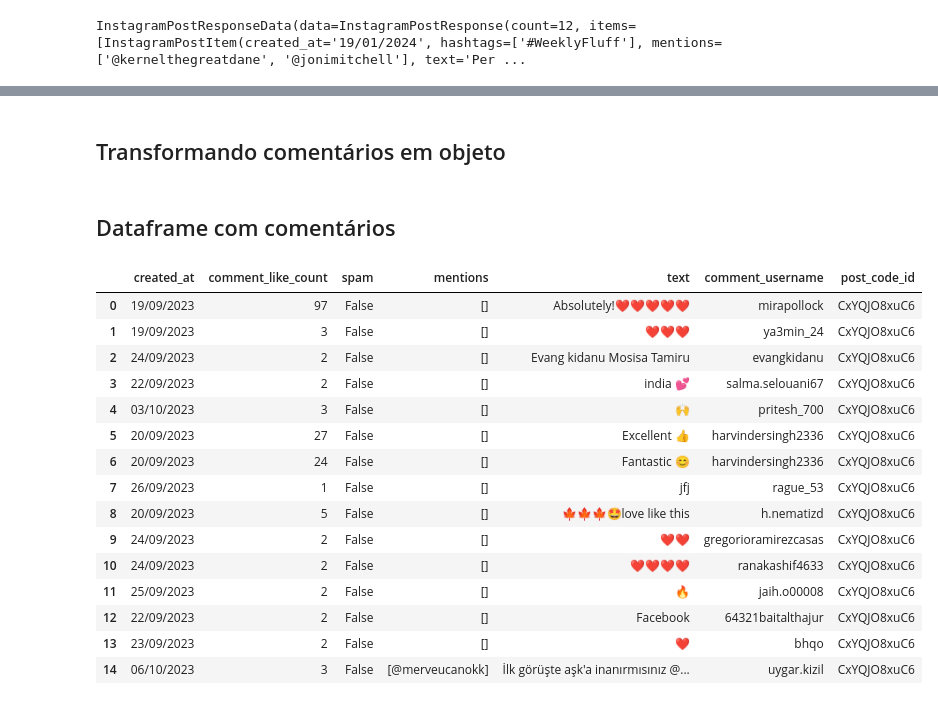
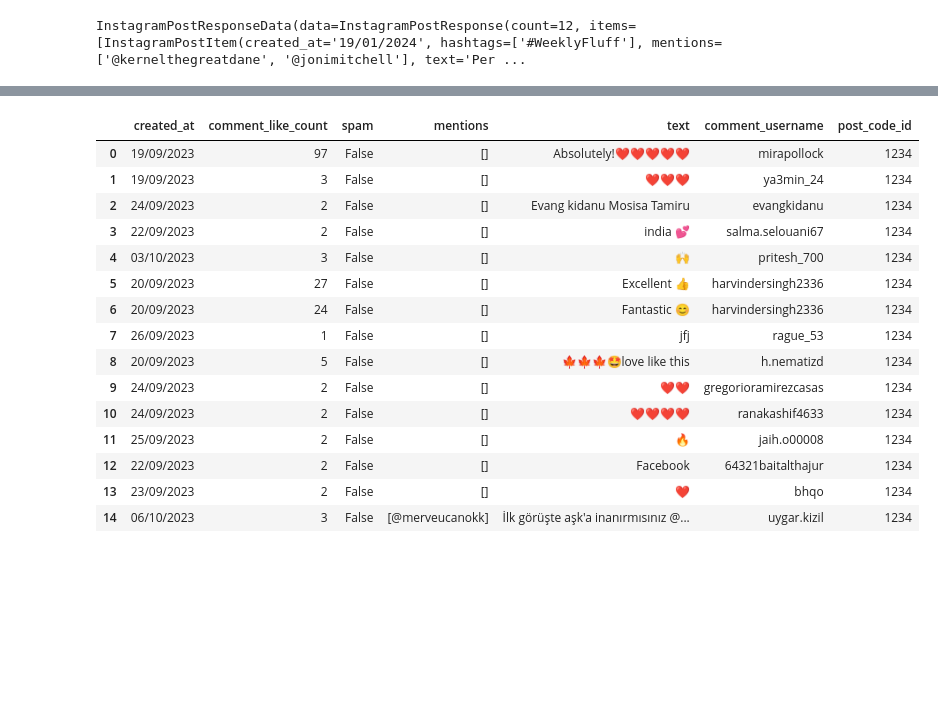
Before and after one commit to AmmoJailton/kpi-indicadores2, a Jupyter notebook: notebooks/discovery_posts_comments.ipynb, the cells around one changed output, grey strips where cells are left out. Drawn from its saved outputs; the diff is of its cells as text; code cells hidden in the pictures; blank space fills up the shorter version.

Commit message:
update data class and data formater with new functions

```diff
--- a/notebooks/discovery_posts_comments.ipynb
+++ b/notebooks/discovery_posts_comments.ipynb
@@ -174,9 +315,11 @@ import datetime
 # %%
+def parse_posts_to_dataframe(response)->pd.DataFrame:
+    obj = parse_response_to_posts_obj(response)
 
-response = parse_response_to_posts_obj(mocked_response)
-
-df = pd.DataFrame(response.data.items)
-df
+    df = pd.DataFrame(obj.data.items)
+    return df
+df_posts = parse_posts_to_dataframe(mocked_response)
+df_posts
 # %% [output]
 |  | created_at | hashtags | mentions | text | code | comment_count | id | like_and_view_counts_disabled | ... |
 | 0 | 19/01/2024 | [#WeeklyFluff] | [@kernelthegreatdane, @jonimitchell] | Perfect fit 😂 ⁣\n ⁣\nOn today’s #... | C2ShsEuxnVd | 6786 | 3283835242578081117 | False | ... |
@@ -286,2 +338,0 @@ comments_mocked_response
-# %% [markdown]
-## Transformando comentários em objeto
@@ -325,28 +339,26 @@ comments_obj = parse_response_to_comments_obj(comments_mocked_response)
-# %% [markdown]
-## Dataframe com comentários
 # %%
-import pandas as pd
-
 def parse_comments_to_dataframe(response, post_code_id: str)->pd.DataFrame:
     comments_obj = parse_response_to_comments_obj(response)
-    df_comments = pd.DataFrame(comments_obj.data.items)
-    df_comments['post_code_id'] = post_code_id
+    df = pd.DataFrame(comments_obj.data.items)
+    df['post_code_id'] = post_code_id
 
-    return df_comments
+    return df
+df_comments = parse_comments_to_dataframe(comments_mocked_response, '1234')
+df_comments
 # %% [output]
 |  | created_at | comment_like_count | spam | mentions | text | comment_username | post_code_id |
-| 0 | 19/09/2023 | 97 | False | [] | Absolutely!❤️❤️❤️❤️❤️ | mirapollock | CxYQJO8xuC6 |
-| 1 | 19/09/2023 | 3 | False | [] | ❤️❤️❤️ | ya3min_24 | CxYQJO8xuC6 |
-| 2 | 24/09/2023 | 2 | False | [] | Evang kidanu Mosisa Tamiru | evangkidanu | CxYQJO8xuC6 |
-| 3 | 22/09/2023 | 2 | False | [] | india 💕 | salma.selouani67 | CxYQJO8xuC6 |
-| 4 | 03/10/2023 | 3 | False | [] | 🙌 | pritesh_700 | CxYQJO8xuC6 |
-| 5 | 20/09/2023 | 27 | False | [] | Excellent 👍 | harvindersingh2336 | CxYQJO8xuC6 |
-| 6 | 20/09/2023 | 24 | False | [] | Fantastic 😊 | harvindersingh2336 | CxYQJO8xuC6 |
-| 7 | 26/09/2023 | 1 | False | [] | jfj | rague_53 | CxYQJO8xuC6 |
-| 8 | 20/09/2023 | 5 | False | [] | 🍁🍁🍁🤩love like this | h.nematizd | CxYQJO8xuC6 |
-| 9 | 24/09/2023 | 2 | False | [] | ❤️❤️ | gregorioramirezcasas | CxYQJO8xuC6 |
-| 10 | 24/09/2023 | 2 | False | [] | ❤️❤️❤️❤️ | ranakashif4633 | CxYQJO8xuC6 |
-| 11 | 25/09/2023 | 2 | False | [] | 🔥 | jaih.o00008 | CxYQJO8xuC6 |
-| 12 | 22/09/2023 | 2 | False | [] | Facebook | 64321baitalthajur | CxYQJO8xuC6 |
-| 13 | 23/09/2023 | 2 | False | [] | ❤️ | bhqo | CxYQJO8xuC6 |
-| 14 | 06/10/2023 | 3 | False | [@merveucanokk] | İlk görüşte aşk'a inanırmısınız @... | uygar.kizil | CxYQJO8xuC6 |
+| 0 | 19/09/2023 | 97 | False | [] | Absolutely!❤️❤️❤️❤️❤️ | mirapollock | 1234 |
+| 1 | 19/09/2023 | 3 | False | [] | ❤️❤️❤️ | ya3min_24 | 1234 |
+| 2 | 24/09/2023 | 2 | False | [] | Evang kidanu Mosisa Tamiru | evangkidanu | 1234 |
+| 3 | 22/09/2023 | 2 | False | [] | india 💕 | salma.selouani67 | 1234 |
+| 4 | 03/10/2023 | 3 | False | [] | 🙌 | pritesh_700 | 1234 |
+| 5 | 20/09/2023 | 27 | False | [] | Excellent 👍 | harvindersingh2336 | 1234 |
+| 6 | 20/09/2023 | 24 | False | [] | Fantastic 😊 | harvindersingh2336 | 1234 |
+| 7 | 26/09/2023 | 1 | False | [] | jfj | rague_53 | 1234 |
+| 8 | 20/09/2023 | 5 | False | [] | 🍁🍁🍁🤩love like this | h.nematizd | 1234 |
+| 9 | 24/09/2023 | 2 | False | [] | ❤️❤️ | gregorioramirezcasas | 1234 |
+| 10 | 24/09/2023 | 2 | False | [] | ❤️❤️❤️❤️ | ranakashif4633 | 1234 |
+| 11 | 25/09/2023 | 2 | False | [] | 🔥 | jaih.o00008 | 1234 |
+| 12 | 22/09/2023 | 2 | False | [] | Facebook | 64321baitalthajur | 1234 |
+| 13 | 23/09/2023 | 2 | False | [] | ❤️ | bhqo | 1234 |
+| 14 | 06/10/2023 | 3 | False | [@merveucanokk] | İlk görüşte aşk'a inanırmısınız @... | uygar.kizil | 1234 |
```
Also changed, not shown: parts of 21 cells of this notebook, 2 other files.
